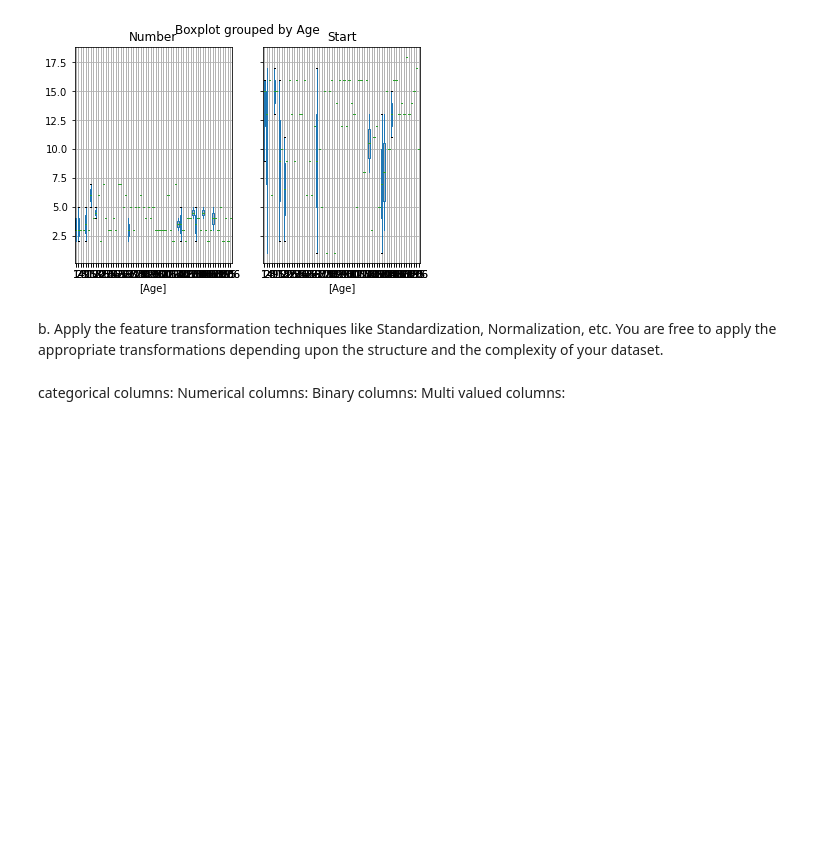
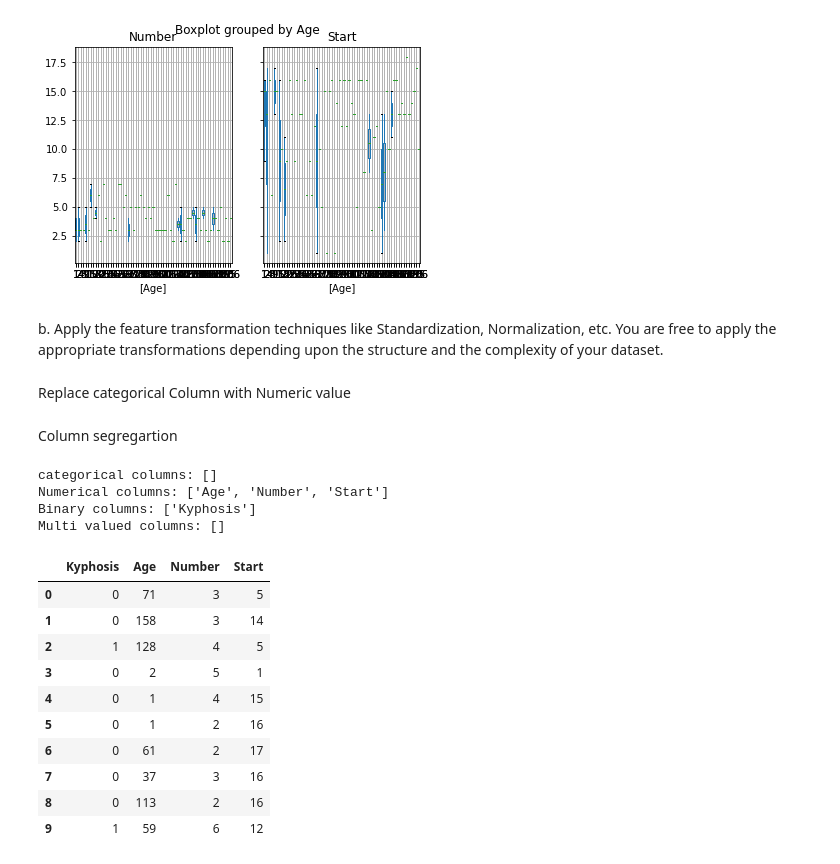
Before and after one commit to arindamdeyofficial/vertebraeSurgeryRiskFactor, a Jupyter notebook: Group307_kyphosis.ipynb, the cells around one changed output. Saved outputs shown, nothing was run; the diff lists cells and outputs as text; code cells hidden in the pictures; blank space fills up the shorter version.

```diff
--- a/Group307_kyphosis.ipynb
+++ b/Group307_kyphosis.ipynb
@@ -198,0 +239,3 @@ df.plot.scatter('Age', 'Number')
+# %%
+mean = np.mean(df["Number"])
+mean
@@ -231,8 +296,58 @@ array([<matplotlib.axes._subplots.AxesSubplot object at 0x...>,
 [figure]
 # %% [markdown]
 b.	Apply the feature transformation techniques like Standardization, Normalization, etc. You are free to apply the appropriate transformations depending upon the structure and the complexity of your dataset.
-# %% [markdown]
-categorical columns:
-Numerical columns:
-Binary columns:
-Multi valued columns:
+# %% [markdown]
+Replace categorical Column with Numeric value
+# %% [markdown]
+Column segregartion
+# %%
+df.head(10)
+#Encoding (categorical to Numerical)
+from sklearn.preprocessing import LabelEncoder
+from sklearn.preprocessing import OneHotEncoder
+
+#target column
+target_col=['Kyphosis']
+
+#categorical cols
+categorical_cols=df.nunique()[df.nunique() < 5].keys().tolist()
+categorical_cols=[x for x in categorical_cols if x not in target_col]
+print("categorical columns: {}".format(categorical_cols))
+
+#numerical cols
+cont_cols=[x for x in df.columns if x not in categorical_cols+target_col]
+print("Numerical columns: {}".format(cont_cols))
+
+#binary cols
+bin_cols=df.nunique()[df.nunique() == 2].keys().tolist()
+print("Binary columns: {}".format(bin_cols))
+
+#multi cols(more than 2 values)
+mul_cols=[x for x in categorical_cols if x not in bin_cols]
+print("Multi valued columns: {}".format(mul_cols))
+# %% [output]
+categorical columns: []
+Numerical columns: ['Age', 'Number', 'Start']
+Binary columns: ['Kyphosis']
+Multi valued columns: []
+# %%
+#Label Encoding for Binary cols
+le=LabelEncoder()
+for i in bin_cols:
+    df[i]=le.fit_transform(df[i])
+
+#Duplicating cols for multi-value cols
+#df=pd.get_dummies(data=df,columns=mul_cols)
+df.head(10)
+# %% [output]
+|  | Kyphosis | Age | Number | Start |
+| 0 | 0 | 71 | 3 | 5 |
+| 1 | 0 | 158 | 3 | 14 |
+| 2 | 1 | 128 | 4 | 5 |
+| 3 | 0 | 2 | 5 | 1 |
+| 4 | 0 | 1 | 4 | 15 |
+| 5 | 0 | 1 | 2 | 16 |
+| 6 | 0 | 61 | 2 | 17 |
+| 7 | 0 | 37 | 3 | 16 |
+| 8 | 0 | 113 | 2 | 16 |
+| 9 | 1 | 59 | 6 | 12 |
```
Also changed, not shown: parts of 37 cells of this notebook.
